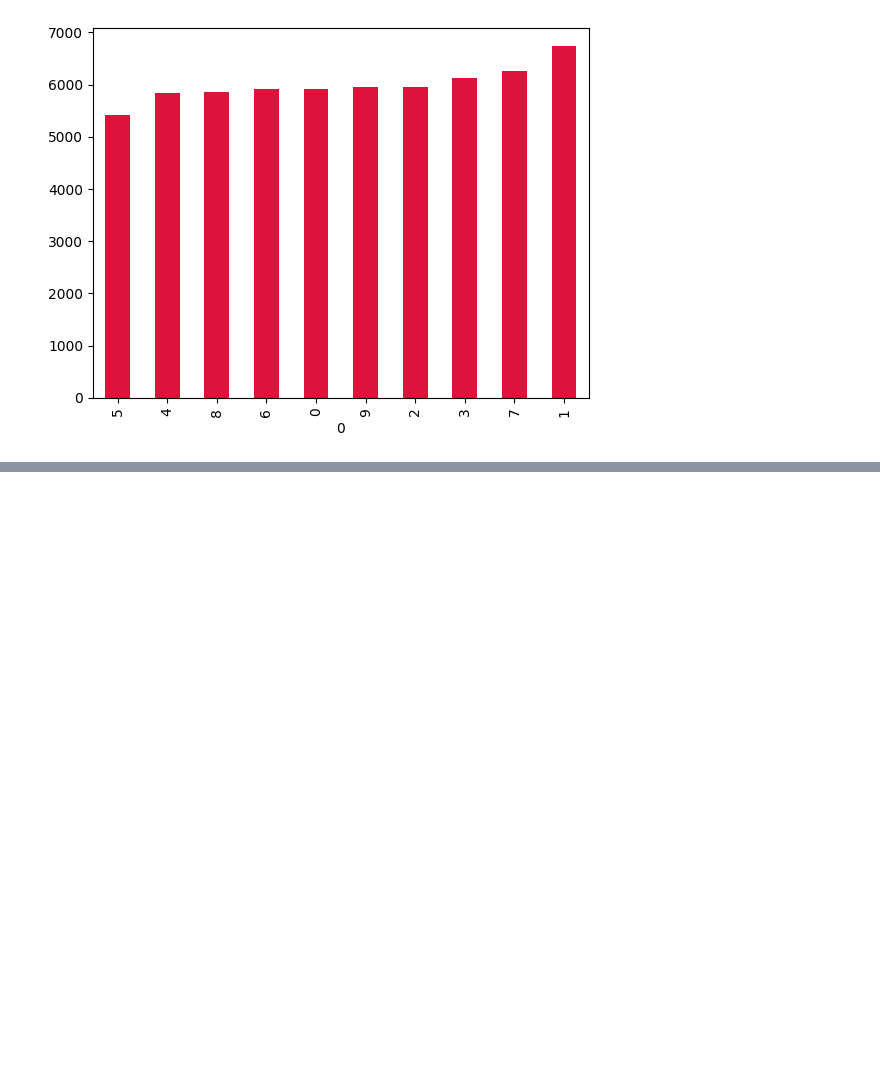
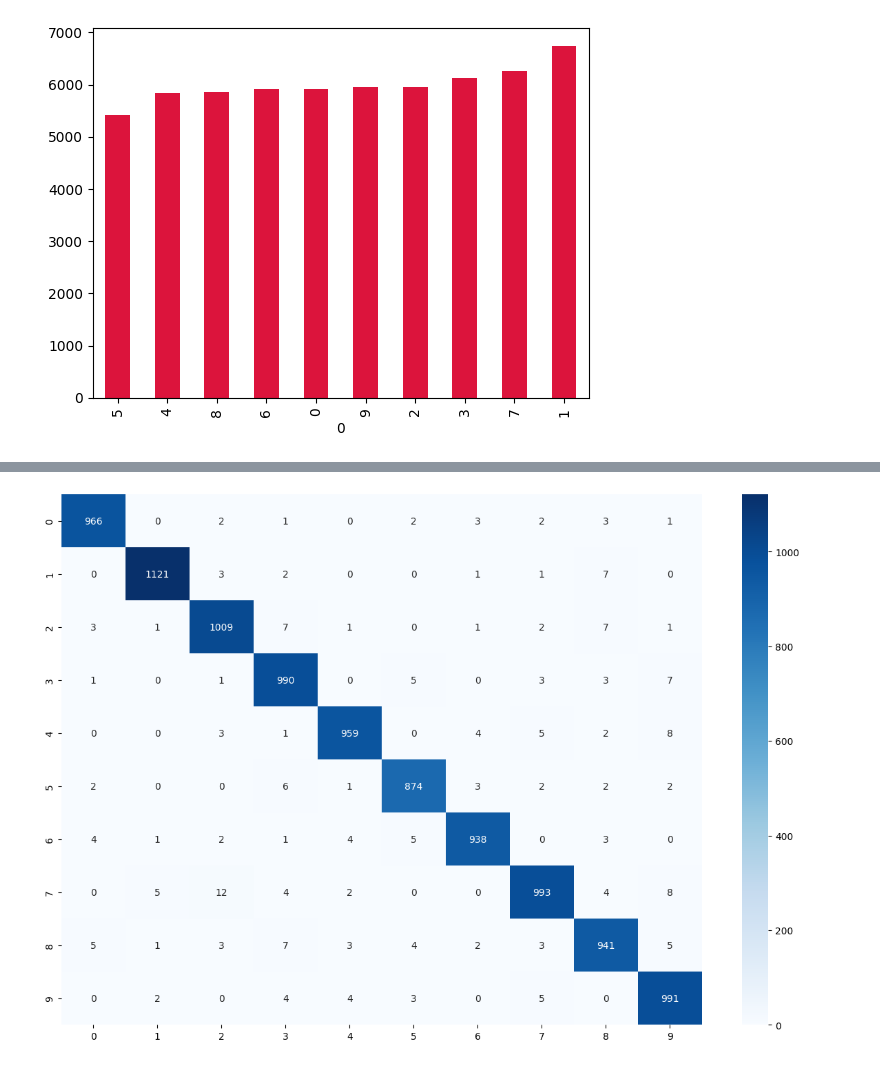
Before and after one commit to thatlq1812/MAI391_Project_Main, a Jupyter notebook: main.ipynb, the cells around one changed output, grey strips where cells are left out. Cells and saved outputs as stored; diff of their text form; code cells hidden in the pictures; blank space fills up the shorter version.

```diff
--- a/main.ipynb
+++ b/main.ipynb
@@ -71,0 +91,21 @@ train_df[0].value_counts(ascending=True).plot.bar(color='crimson');
+# %%
+import tensorflow.keras as keras
+
+# Định nghĩa mô hình Neural Network
+model = keras.Sequential([
+    # Lớp đầu tiên: Fully connected layer với 128 đơn vị neuron và hàm kích hoạt ReLU
+    keras.layers.Dense(128, input_shape=(784,), activation='relu'),
+
+    # Lớp đầu ra: Fully connected layer với 10 đơn vị neuron và hàm kích hoạt sigmoid
+    keras.layers.Dense(10, activation='sigmoid')
+])
+
+# Compile mô hình
+model.compile(optimizer='adam',              # Sử dụng thuật toán tối ưu hóa Adam
+              loss='sparse_categorical_crossentropy',  # Hàm mất mát cho bài toán phân loại nhiều lớp
+              metrics=['accuracy'])           # Đánh giá hiệu suất bằng accuracy
+
+# Huấn luyện mô hình trên dữ liệu huấn luyện
+model.fit(x_train,                           # Dữ liệu đầu vào
+          y_train,                           # Nhãn tương ứng
+          epochs=15)                         # Số lượng epochs (lặp lại tập dữ liệu)
@@ -71,0 +137,3 @@ train_df[0].value_counts(ascending=True).plot.bar(color='crimson');
+# %%
+# Tạo dự đoán
+y_pred = model.predict(x_test)
@@ -71,0 +142,6 @@ train_df[0].value_counts(ascending=True).plot.bar(color='crimson');
+# %%
+cf =tf.math.confusion_matrix(labels=y_test,predictions=[np.argmax(i) for i in y_pred])
+plt.figure(figsize=(15,10))
+sns.heatmap(cf,annot=True,fmt='d',cmap='Blues');
+# %% [output]
+[figure, added]
```
Also changed, not shown: parts of 10 cells of this notebook.
